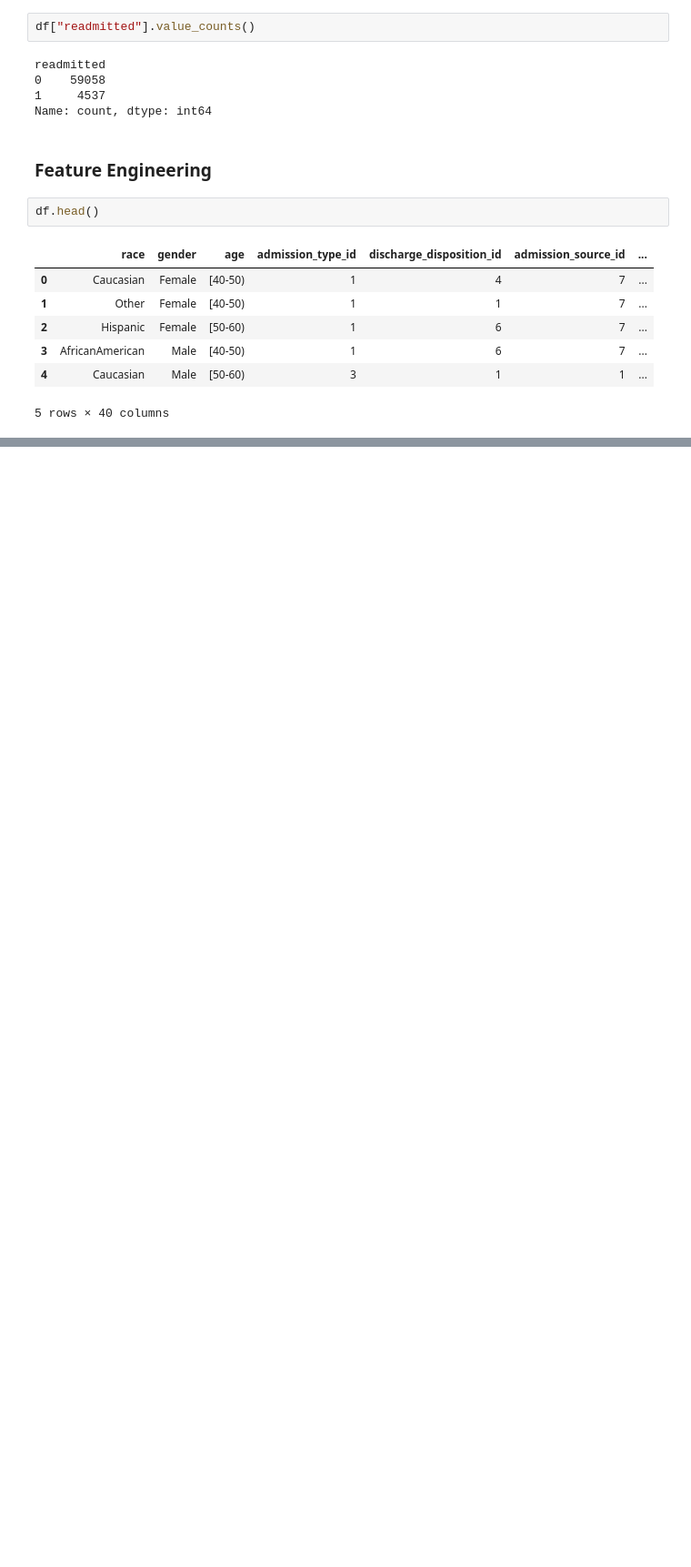
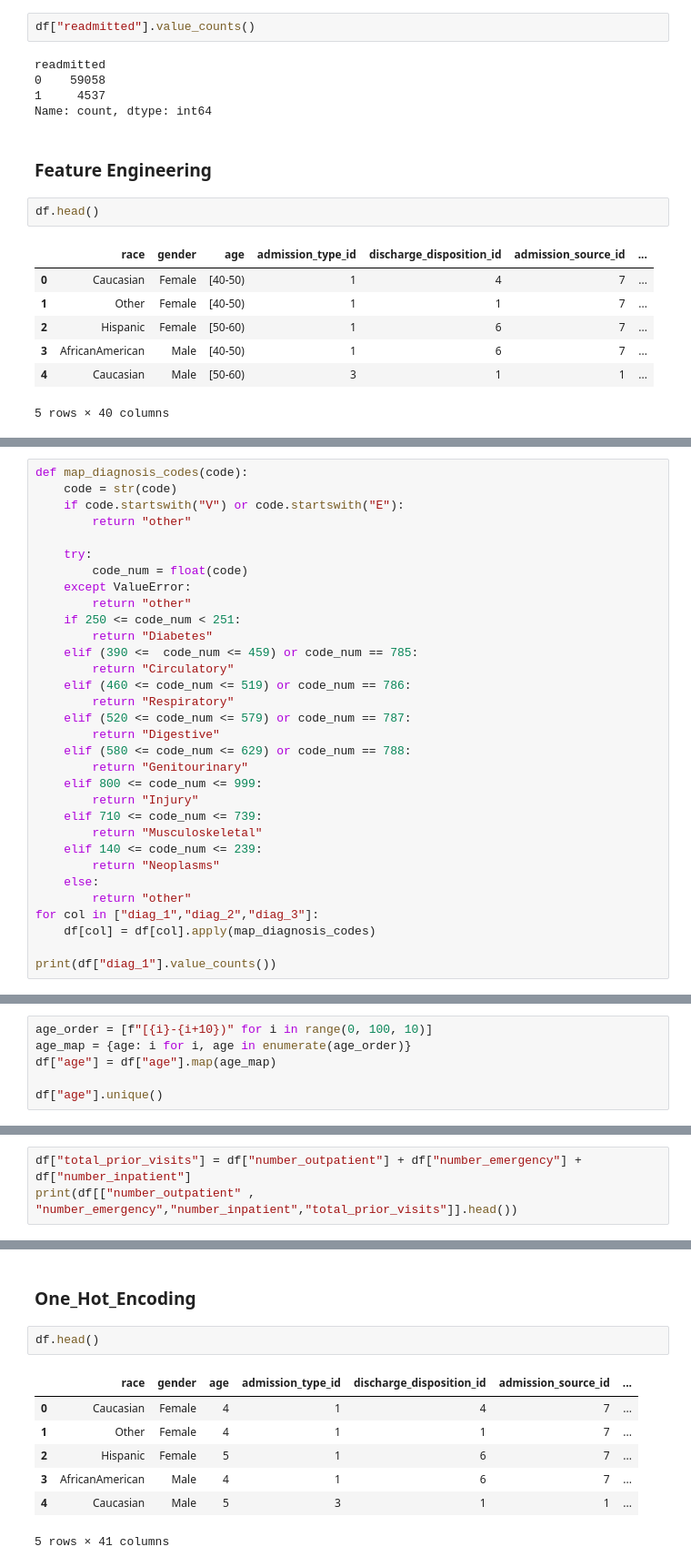
Before and after one commit to Priyanshi-Vishwakarma22/Hospital_Readmission_Risk_Prediction, a Jupyter notebook: notebook/training_data.ipynb, the cells around one changed output, grey strips where cells are left out. Shown at 91% size. Drawn from its saved outputs; the diff is of its cells as text; blank space fills up the shorter version.

```diff
--- a/notebook/training_data.ipynb
+++ b/notebook/training_data.ipynb
@@ -67,0 +85,32 @@ NameError: name 'diag_1' is not defined
+# %%
+def map_diagnosis_codes(code):
+    code = str(code)
+    if code.startswith("V") or code.startswith("E"):
+        return "other"
+
+    try:
+        code_num = float(code)
+    except ValueError:
+        return "other"
+    if 250 <= code_num < 251:
+        return "Diabetes"
+    elif (390 <=  code_num <= 459) or code_num == 785:
+        return "Circulatory"
+    elif (460 <= code_num <= 519) or code_num == 786:
+        return "Respiratory"
+    elif (520 <= code_num <= 579) or code_num == 787:
+        return "Digestive"
+    elif (580 <= code_num <= 629) or code_num == 788:
+        return "Genitourinary"
+    elif 800 <= code_num <= 999:
+        return "Injury"
+    elif 710 <= code_num <= 739:
+        return "Musculoskeletal"
+    elif 140 <= code_num <= 239:
+        return "Neoplasms"
+    else:
+        return "other"
+for col in ["diag_1","diag_2","diag_3"]:
+    df[col] = df[col].apply(map_diagnosis_codes)
+
+print(df["diag_1"].value_counts())
@@ -67,0 +153,6 @@ NameError: name 'diag_1' is not defined
+# %%
+age_order = [f"[{i}-{i+10})" for i in range(0, 100, 10)]
+age_map = {age: i for i, age in enumerate(age_order)}
+df["age"] = df["age"].map(age_map)
+
+df["age"].unique()
@@ -67,0 +176,3 @@ NameError: name 'diag_1' is not defined
+# %%
+df["total_prior_visits"] = df["number_outpatient"] + df["number_emergency"] + df["number_inpatient"]
+print(df[["number_outpatient" , "number_emergency","number_inpatient","total_prior_visits"]].head())
@@ -67,0 +190,12 @@ NameError: name 'diag_1' is not defined
+# %% [markdown]
+### One_Hot_Encoding
+# %%
+df.head()
+# %% [output]
+|  | race | gender | age | admission_type_id | discharge_disposition_id | admission_source_id | ... |
+| 0 | Caucasian | Female | 4 | 1 | 4 | 7 | ... |
+| 1 | Other | Female | 4 | 1 | 1 | 7 | ... |
+| 2 | Hispanic | Female | 5 | 1 | 6 | 7 | ... |
+| 3 | AfricanAmerican | Male | 4 | 1 | 6 | 7 | ... |
+| 4 | Caucasian | Male | 5 | 3 | 1 | 1 | ... |
+5 rows × 41 columns
```
Also changed, not shown: parts of 12 cells of this notebook, 1 other file.
